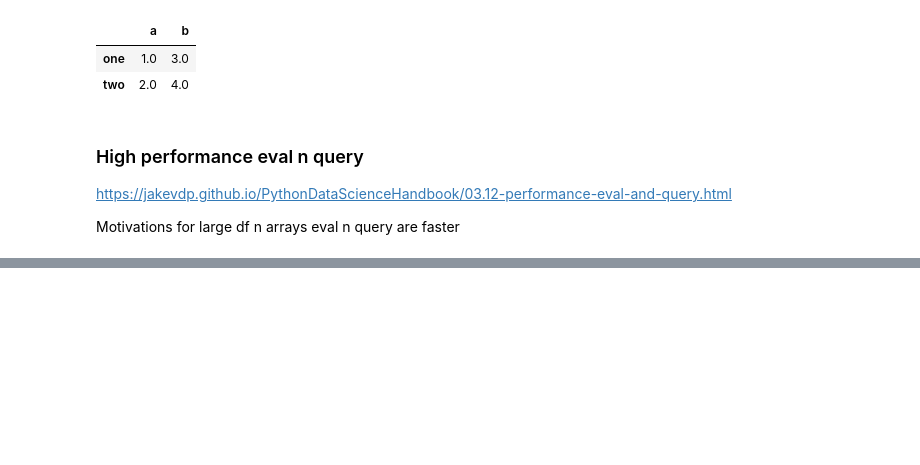
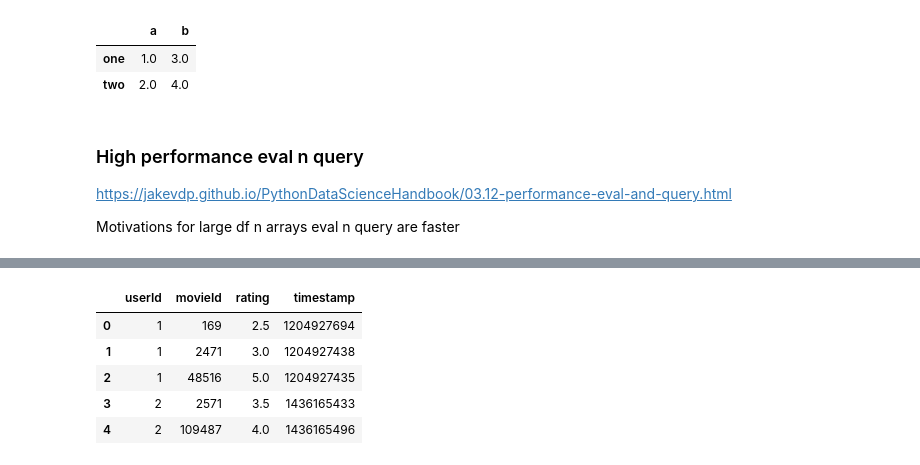
Before and after one commit to leandroohf/ds_pragmatic_programming, a Jupyter notebook: ds_pragmatic_programming_python.ipynb, the cells around one changed output, grey strips where cells are left out. Drawn from its saved outputs; the diff is of its cells as text; code cells hidden in the pictures; blank space fills up the shorter version.

```diff
--- a/ds_pragmatic_programming_python.ipynb
+++ b/ds_pragmatic_programming_python.ipynb
@@ -1595,0 +1635,11 @@ for large df n arrays eval n query are faster
+# %%
+%%time
+ratings_df = pd.read_csv('ratings.csv')
+print(ratings_df.shape)
+
+ratings_memory = ratings_df.memory_usage().sum()/1e6
+# Let's print out the memory consumption
+print('Total Current memory is-', ratings_memory,'MB.')
+
+ratings_df.head(5)
+# %% [output]
@@ -1595,0 +1650,6 @@ for large df n arrays eval n query are faster
+|  | userId | movieId | rating | timestamp |
+| 0 | 1 | 169 | 2.5 | 1204927694 |
+| 1 | 1 | 2471 | 3.0 | 1204927438 |
+| 2 | 1 | 48516 | 5.0 | 1204927435 |
+| 3 | 2 | 2571 | 3.5 | 1436165433 |
+| 4 | 2 | 109487 | 4.0 | 1436165496 |
```
Also changed, not shown: parts of 8 cells of this notebook.
